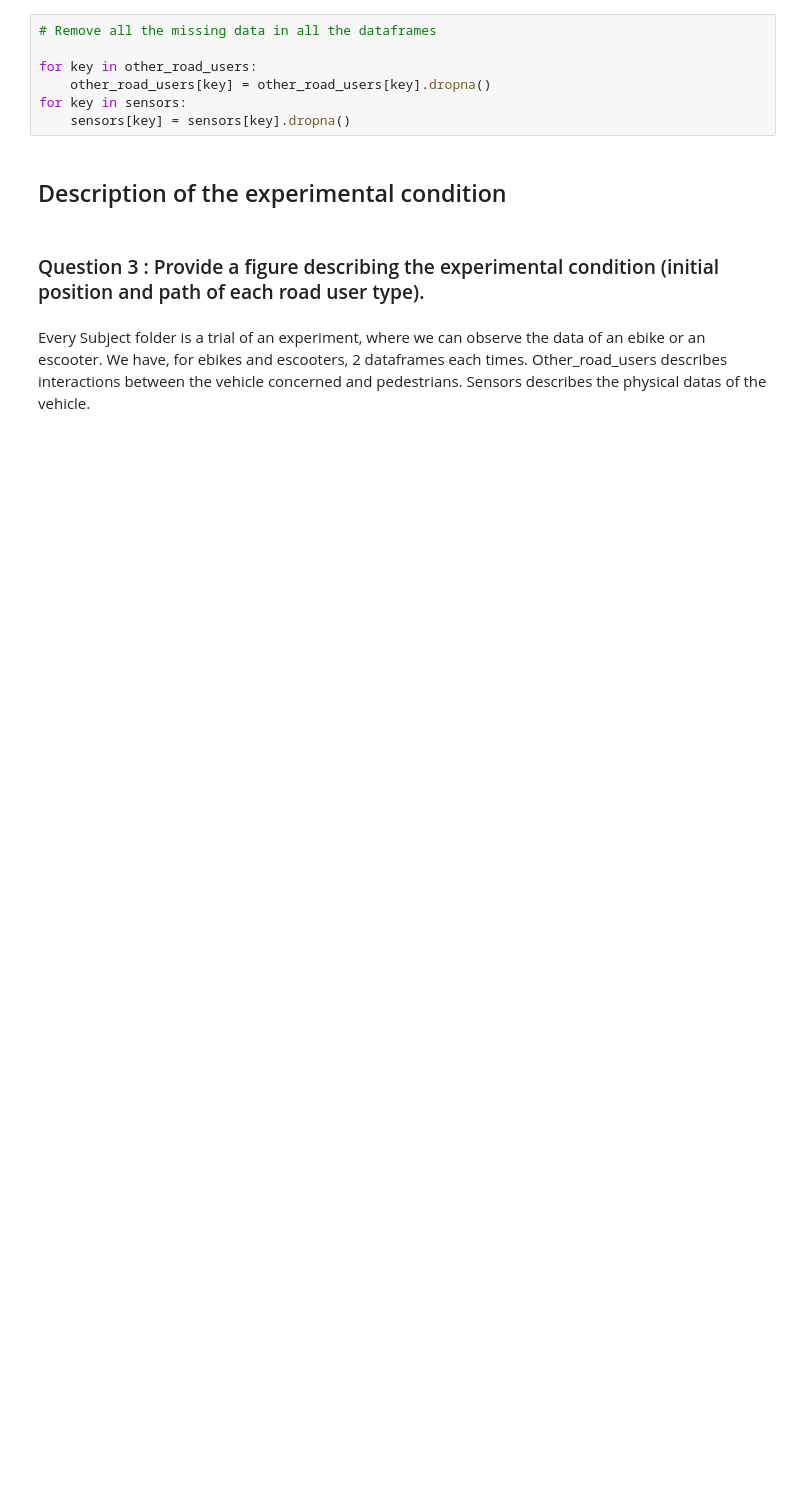
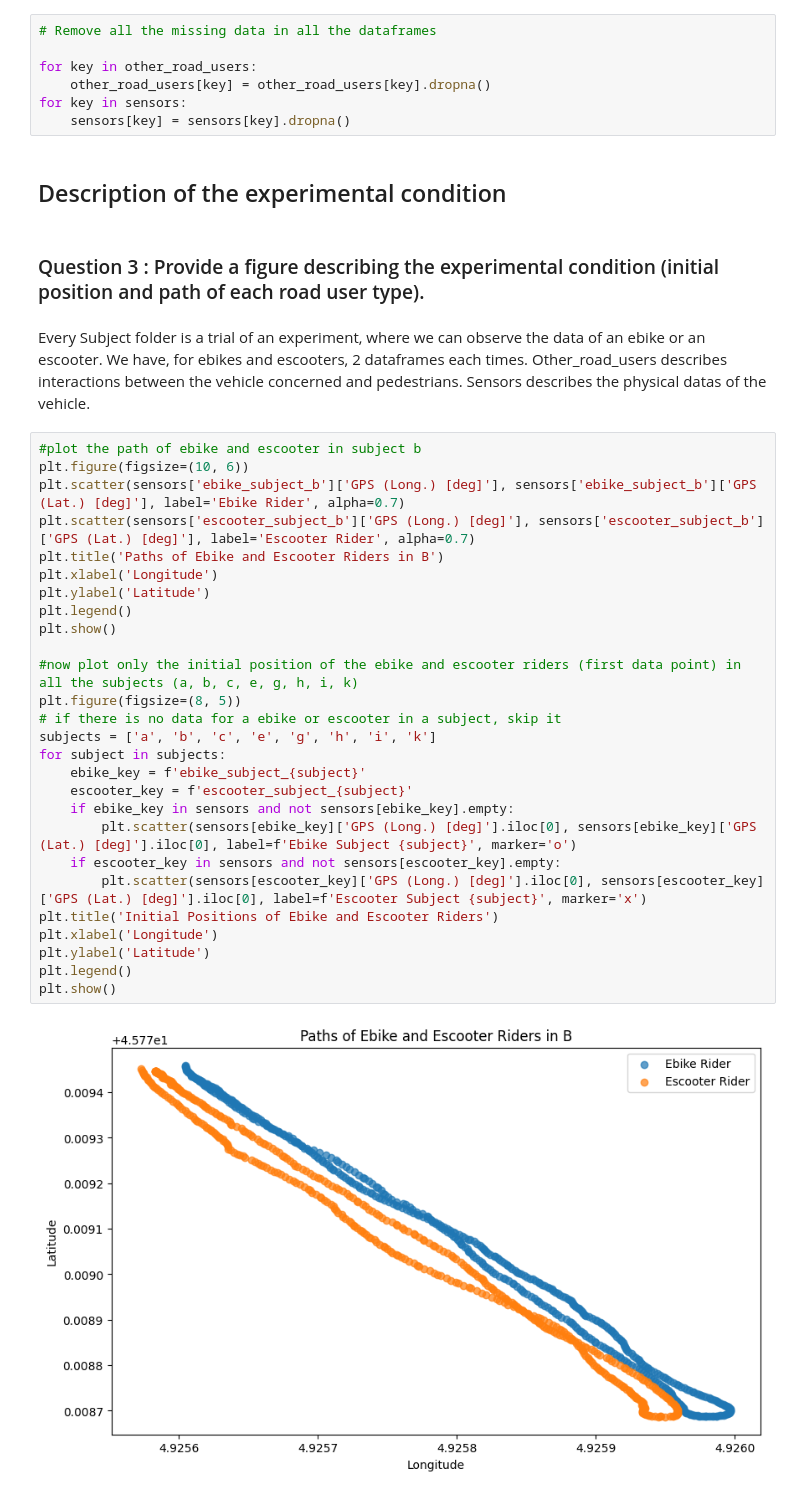
Before and after one commit to timentpe/Micro_mob, a Jupyter notebook: tim.ipynb, the cells around one changed output. Drawn from its saved outputs; the diff is of its cells as text; blank space fills up the shorter version.

Commit message:
initial positions tim

```diff
--- a/tim.ipynb
+++ b/tim.ipynb
@@ -52,3 +62,32 @@ for key in sensors:
 ### Question 3 : Provide a figure describing the experimental condition (initial position and path of each road user type).
 # %% [markdown]
 Every Subject folder is a trial of an experiment, where we can observe the data of an ebike or an escooter. We have, for ebikes and escooters, 2 dataframes each times. Other_road_users describes interactions between the vehicle concerned and pedestrians. Sensors describes the physical datas of the vehicle.
+# %%
+#plot the path of ebike and escooter in subject b
+plt.figure(figsize=(10, 6))
+plt.scatter(sensors['ebike_subject_b']['GPS (Long.) [deg]'], sensors['ebike_subject_b']['GPS (Lat.) [deg]'], label='Ebike Rider', alpha=0.7)
+plt.scatter(sensors['escooter_subject_b']['GPS (Long.) [deg]'], sensors['escooter_subject_b']['GPS (Lat.) [deg]'], label='Escooter Rider', alpha=0.7)
+plt.title('Paths of Ebike and Escooter Riders in B')
+plt.xlabel('Longitude')
+plt.ylabel('Latitude')
+plt.legend()
+plt.show()
+
+#now plot only the initial position of the ebike and escooter riders (first data point) in all the subjects (a, b, c, e, g, h, i, k)
+plt.figure(figsize=(8, 5))
+# if there is no data for a ebike or escooter in a subject, skip it
+subjects = ['a', 'b', 'c', 'e', 'g', 'h', 'i', 'k']
+for subject in subjects:
+    ebike_key = f'ebike_subject_{subject}'
+    escooter_key = f'escooter_subject_{subject}'
+    if ebike_key in sensors and not sensors[ebike_key].empty:
+        plt.scatter(sensors[ebike_key]['GPS (Long.) [deg]'].iloc[0], sensors[ebike_key]['GPS (Lat.) [deg]'].iloc[0], label=f'Ebike Subject {subject}', marker='o')
+    if escooter_key in sensors and not sensors[escooter_key].empty:
+        plt.scatter(sensors[escooter_key]['GPS (Long.) [deg]'].iloc[0], sensors[escooter_key]['GPS (Lat.) [deg]'].iloc[0], label=f'Escooter Subject {subject}', marker='x')
+plt.title('Initial Positions of Ebike and Escooter Riders')
+plt.xlabel('Longitude')
+plt.ylabel('Latitude')
+plt.legend()
+plt.show()
+# %% [output]
+[figure, added]
```
Also changed, not shown: parts of 2 cells of this notebook.
